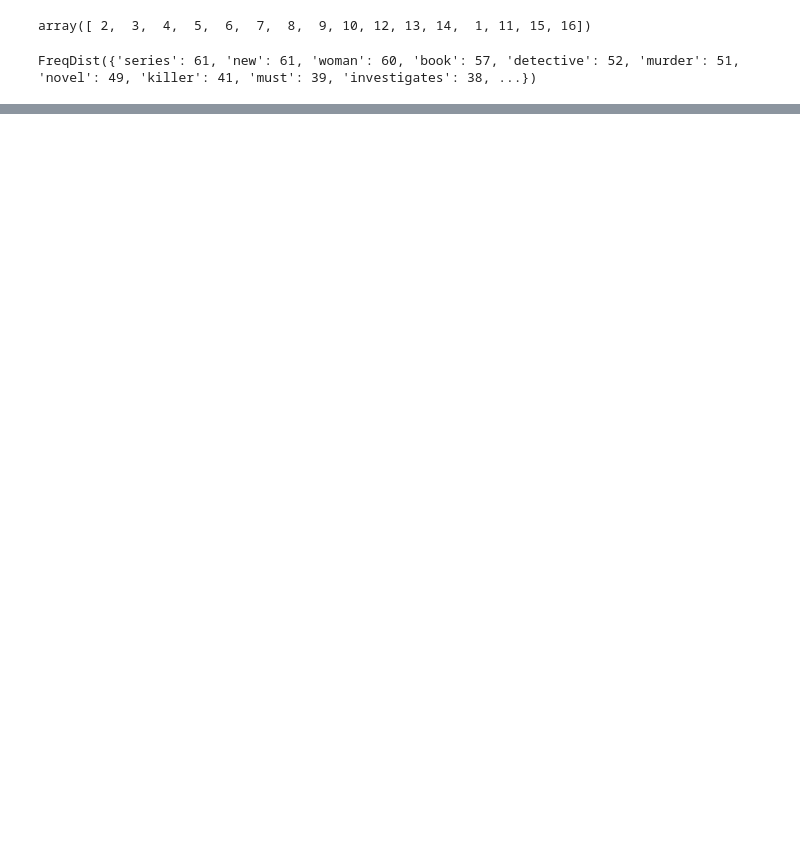
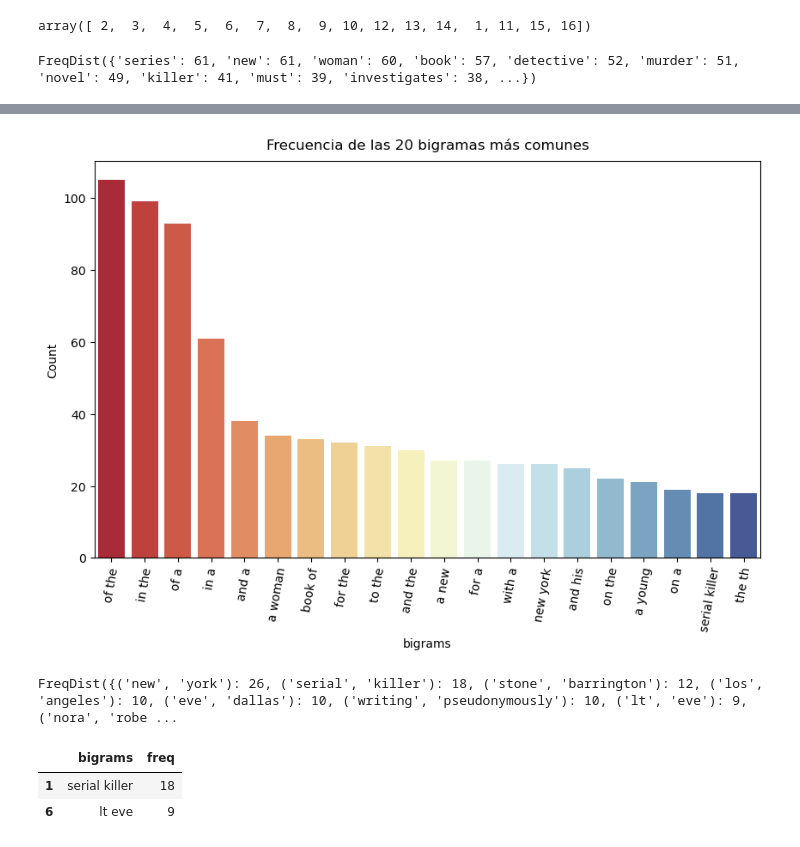
Before and after one commit to christiane-millan/Text-Analysis4RE, a Jupyter notebook: L002-Processing-understanding/code/L002-8_nltk_viz.ipynb, the cells around one changed output, grey strips where cells are left out. Drawn from its saved outputs; the diff is of its cells as text; code cells hidden in the pictures; blank space fills up the shorter version.

```diff
--- a/L002-Processing-understanding/code/L002-8_nltk_viz.ipynb
+++ b/L002-Processing-understanding/code/L002-8_nltk_viz.ipynb
@@ -65,0 +85,5 @@ TypeError: barplot() takes from 0 to 1 positional arguments but 2 positional arg
+# %%
+df_most_common_20 = pd.DataFrame(freq_dist_bigrams.most_common(20))
+df_most_common_20.columns = ["bigrams", "freq"]
+df_most_common_20["bigrams"] = df_most_common_20["bigrams"].apply(lambda x: ' '.join(map(str, x)))
+df_most_common_20.sample(10)
@@ -65,0 +102,28 @@ TypeError: barplot() takes from 0 to 1 positional arguments but 2 positional arg
+# %%
+fig = plt.figure(figsize=(10, 6))
+ax = fig.add_subplot()
+
+sns.barplot(data=df_most_common_20, x="bigrams", y="freq", ax=ax, palette='RdYlBu');
+ax.set_title('Frecuencia de las 20 bigramas más comunes', pad=10)
+ax.set_ylabel('Count')
+ax.tick_params(axis='x', rotation=80)
+# %% [output]
+[figure, added]
+# %%
+# Probemos sin palabras vacías
+
+text = nltk.Text(all_words_except_stop_words)
+freq_dist_bigrams = nltk.FreqDist(list(nltk.bigrams(text)))
+
+freq_dist_bigrams
+# %% [output]
+FreqDist({('new', 'york'): 26, ('serial', 'killer'): 18, ('stone', 'barrington'): 12, ('los', 'angeles'): 10, ('eve', 'dallas'): 10, ('writing', 'pseudonymously'): 10, ('lt', 'eve'): 9, ('nora', 'robe ...
+# %%
+df_most_common_20 = pd.DataFrame(freq_dist_bigrams.most_common(20))
+df_most_common_20.columns = ["bigrams", "freq"]
+df_most_common_20["bigrams"] = df_most_common_20["bigrams"].apply(lambda x: ' '.join(map(str, x)))
+df_most_common_20.sample(2)
+# %% [output]
+|  | bigrams | freq |
+| 1 | serial killer | 18 |
+| 6 | lt eve | 9 |
```
Also changed, not shown: parts of 15 cells of this notebook, 4 other files.
